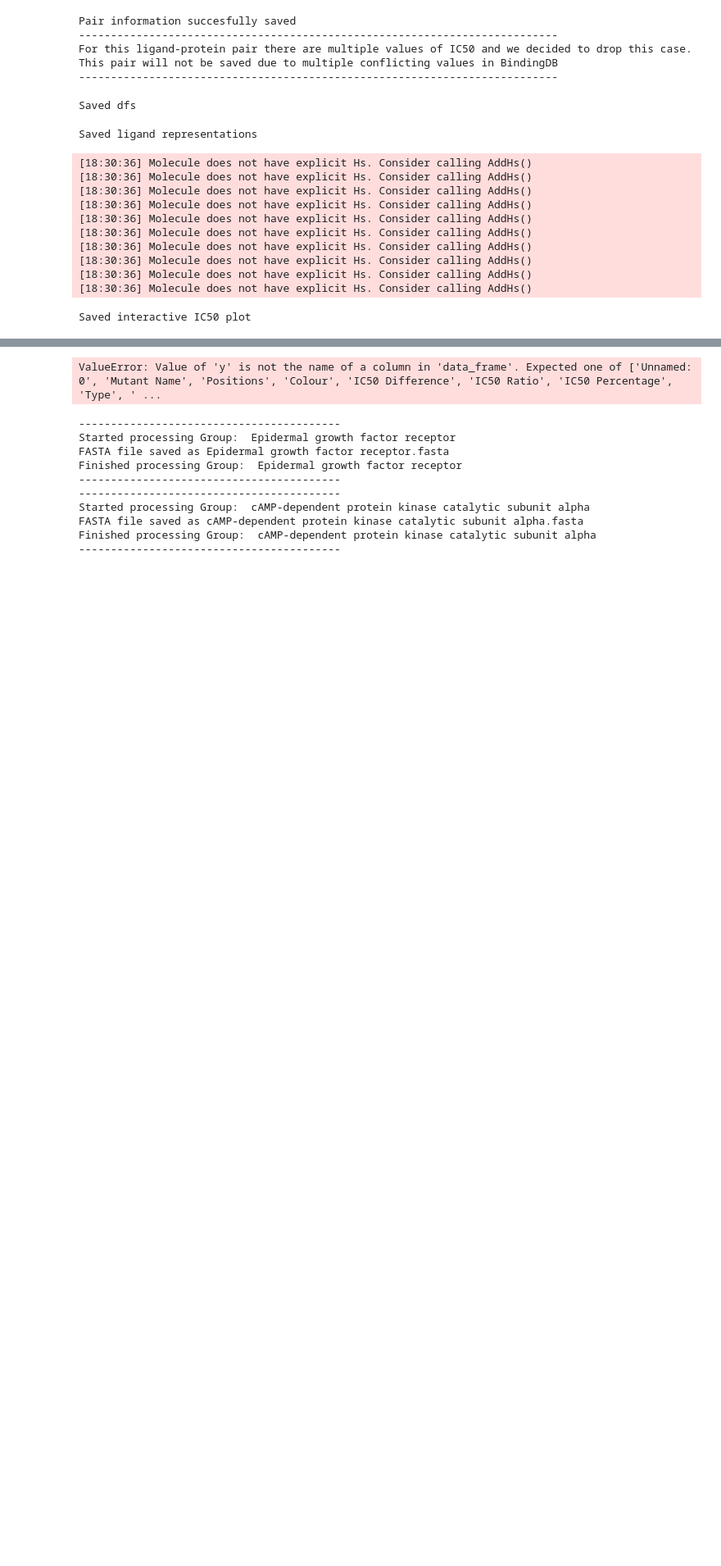
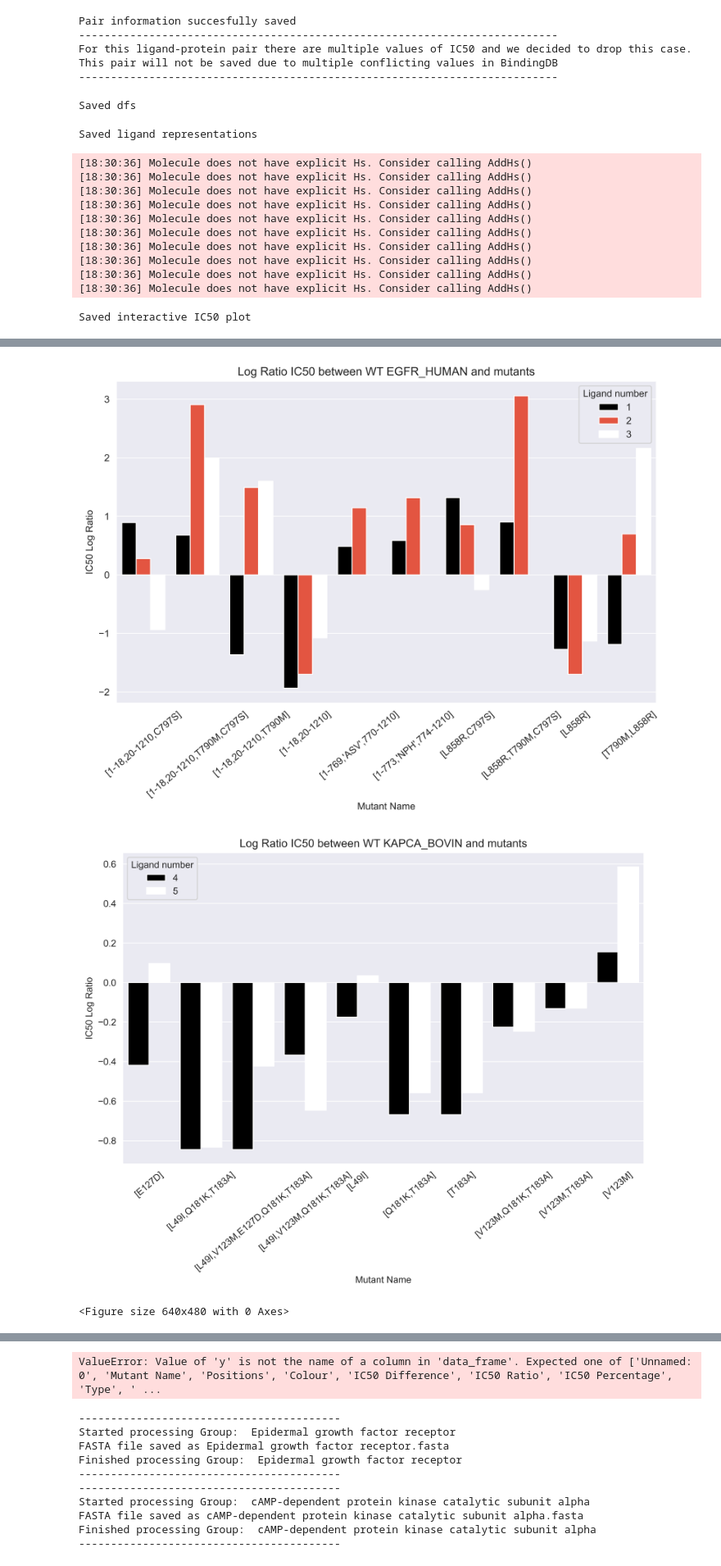
Before and after one commit to epfl-ada/ada-2024-project-abrac-adabra, a Jupyter notebook: src/scripts/mutants_analysis.ipynb, the cells around one changed output, grey strips where cells are left out. Shown at 82% size. Cells and saved outputs as stored; diff of their text form; code cells hidden in the pictures; blank space fills up the shorter version.

Commit message:
update with bar plots

```diff
--- a/src/scripts/mutants_analysis.ipynb
+++ b/src/scripts/mutants_analysis.ipynb
@@ -102,0 +132,19 @@ Mutant:  mutant [1-18][C21->T]
+# %%
+def bar_plot(interaction_pairs_path, df_folder):
+    interaction_pairs = pd.read_csv(interaction_pairs_path)
+    mega_df = []
+    for idx, file_name in enumerate(sorted(os.listdir(df_folder))):
+        df = pd.read_csv(os.path.join(df_folder, file_name))
+        df = df[['Mutant Name', 'IC50 Log Ratio']]
+        df['WT protein'] = interaction_pairs.iloc[idx]['WT protein']
+        df['Ligand SMILES'] = interaction_pairs.iloc[idx]['Ligand SMILES']
+        df['Ligand name'] = interaction_pairs.iloc[idx]['Ligand name']
+        df['Ligand number'] = idx+1
+        mega_df.append(df)
+
+    df_grouped = pd.concat(mega_df, ignore_index=True).groupby(['WT protein', 'Mutant Name'])[['Ligand number', 'IC50 Log Ratio']].agg(list).reset_index()
+    df_grouped['Mutant Name'] = df_grouped['Mutant Name'].apply(lambda x: x.split(' ')[1])
+    return df_grouped[df_grouped['Ligand number'].apply(len) >=2].explode(['Ligand number', 'IC50 Log Ratio'])
+# %%
+df_test = bar_plot('../data/interaction_pairs.csv', '../data/prot_viz')
+df_test.head()
@@ -103 +158,15 @@ Mutant:  mutant [1-18][C21->T]
+# %%
+for name, group in df_test.groupby('WT protein'):
+    plt.close()
+    plt.figure(figsize=(10, 6), dpi = 600)
+    sns.set_style("darkgrid")
+    sns.barplot(x='Mutant Name', y='IC50 Log Ratio', hue='Ligand number', data=group, errorbar=None, palette='CMRmap')
+    plt.title(f'Log Ratio IC50 between WT {name} and mutants')
+    plt.xticks(rotation=40)
+    plt.show()
+    plt.savefig(f'barplot_{name}.png');
+# %% [output]
+[figure, added]
+[figure, added]
+<Figure size 640x480 with 0 Axes>
 # %%
```
Also changed, not shown: parts of 6 cells of this notebook, 1 other file.
